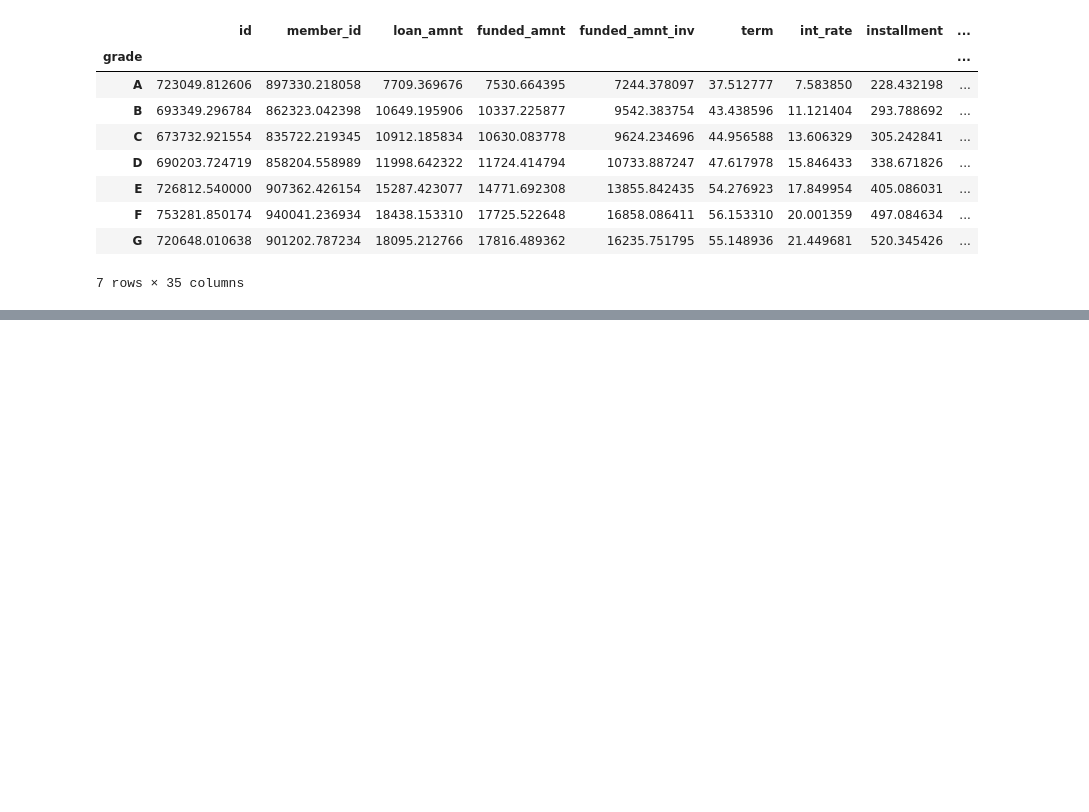
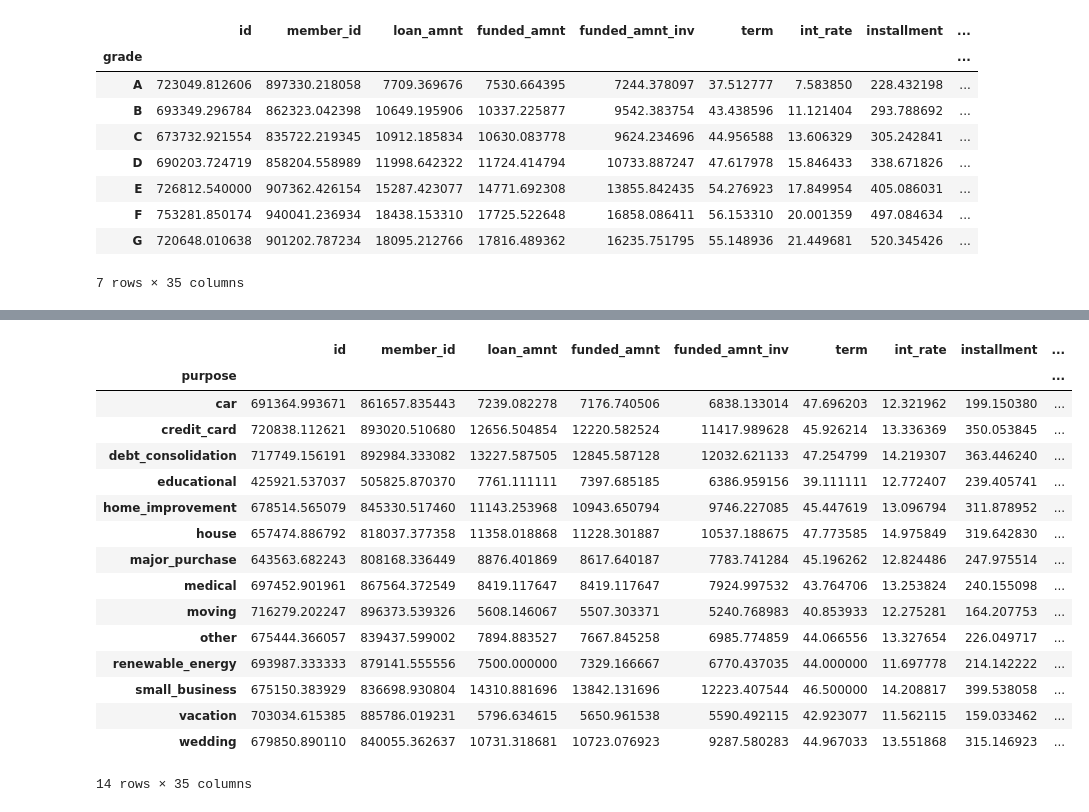
Before and after one commit to udaykirankavaturu/lending-club-case-study, a Jupyter notebook: uday_kiran_kavaturu.ipynb, the cells around one changed output, grey strips where cells are left out. Drawn from its saved outputs; the diff is of its cells as text; code cells hidden in the pictures; blank space fills up the shorter version.

```diff
--- a/uday_kiran_kavaturu.ipynb
+++ b/uday_kiran_kavaturu.ipynb
@@ -624,0 +635,21 @@ charged_off_loans_df.groupby(by='grade').mean()
+# %%
+# by purpose
+charged_off_loans_df.groupby(by='purpose').mean()
+# %% [output]
+|  | id | member_id | loan_amnt | funded_amnt | funded_amnt_inv | term | int_rate | installment | ... |
+| purpose |  |  |  |  |  |  |  |  | ... |
+| car | 691364.993671 | 861657.835443 | 7239.082278 | 7176.740506 | 6838.133014 | 47.696203 | 12.321962 | 199.150380 | ... |
+| credit_card | 720838.112621 | 893020.510680 | 12656.504854 | 12220.582524 | 11417.989628 | 45.926214 | 13.336369 | 350.053845 | ... |
+| debt_consolidation | 717749.156191 | 892984.333082 | 13227.587505 | 12845.587128 | 12032.621133 | 47.254799 | 14.219307 | 363.446240 | ... |
+| educational | 425921.537037 | 505825.870370 | 7761.111111 | 7397.685185 | 6386.959156 | 39.111111 | 12.772407 | 239.405741 | ... |
+| home_improvement | 678514.565079 | 845330.517460 | 11143.253968 | 10943.650794 | 9746.227085 | 45.447619 | 13.096794 | 311.878952 | ... |
+| house | 657474.886792 | 818037.377358 | 11358.018868 | 11228.301887 | 10537.188675 | 47.773585 | 14.975849 | 319.642830 | ... |
+| major_purchase | 643563.682243 | 808168.336449 | 8876.401869 | 8617.640187 | 7783.741284 | 45.196262 | 12.824486 | 247.975514 | ... |
+| medical | 697452.901961 | 867564.372549 | 8419.117647 | 8419.117647 | 7924.997532 | 43.764706 | 13.253824 | 240.155098 | ... |
+| moving | 716279.202247 | 896373.539326 | 5608.146067 | 5507.303371 | 5240.768983 | 40.853933 | 12.275281 | 164.207753 | ... |
+| other | 675444.366057 | 839437.599002 | 7894.883527 | 7667.845258 | 6985.774859 | 44.066556 | 13.327654 | 226.049717 | ... |
+| renewable_energy | 693987.333333 | 879141.555556 | 7500.000000 | 7329.166667 | 6770.437035 | 44.000000 | 11.697778 | 214.142222 | ... |
+| small_business | 675150.383929 | 836698.930804 | 14310.881696 | 13842.131696 | 12223.407544 | 46.500000 | 14.208817 | 399.538058 | ... |
+| vacation | 703034.615385 | 885786.019231 | 5796.634615 | 5650.961538 | 5590.492115 | 42.923077 | 11.562115 | 159.033462 | ... |
+| wedding | 679850.890110 | 840055.362637 | 10731.318681 | 10723.076923 | 9287.580283 | 44.967033 | 13.551868 | 315.146923 | ... |
+14 rows × 35 columns
```
Also changed, not shown: parts of 8 cells of this notebook.
